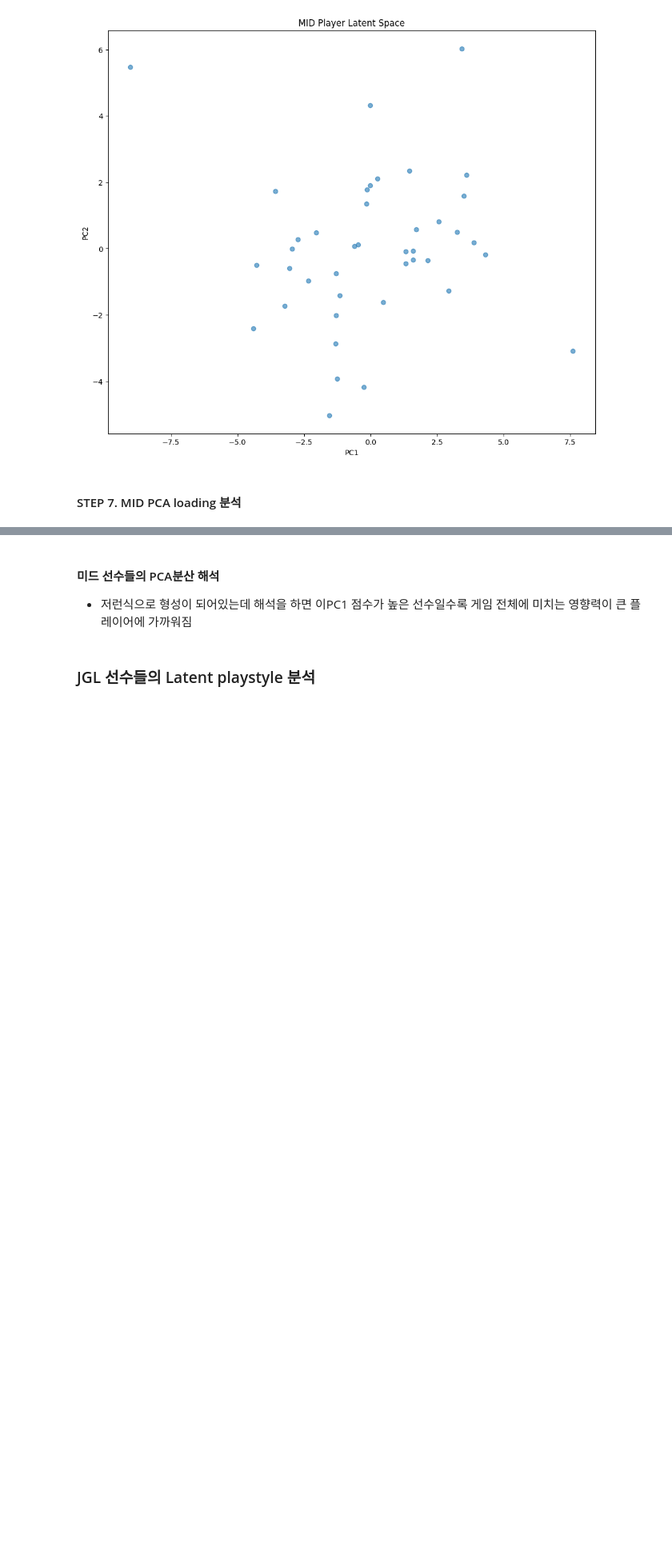
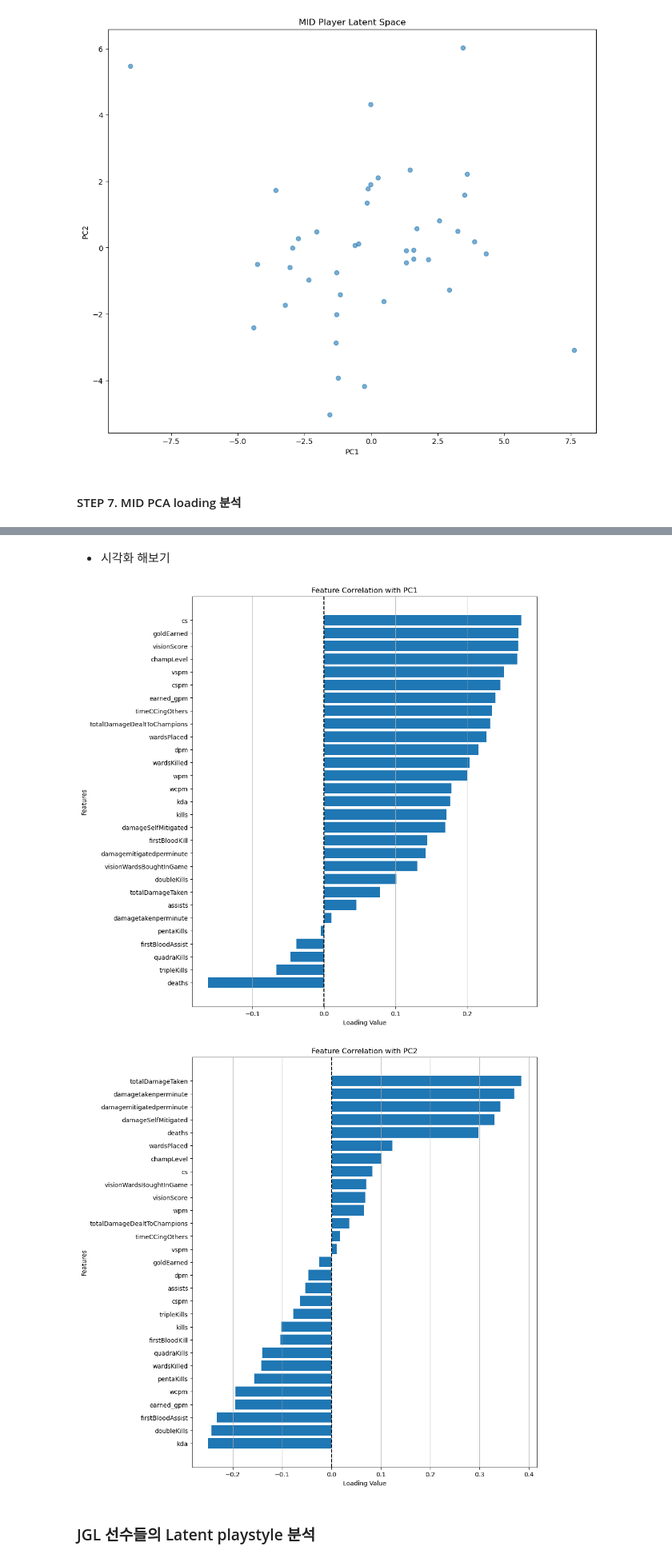
Before and after one commit to dbwofla11/LCK-Efficiency-Analysis, a Jupyter notebook: 라이엇latent_space.ipynb, the cells around one changed output, grey strips where cells are left out. Shown at 80% size. Cells and saved outputs as stored; diff of their text form; code cells hidden in the pictures; blank space fills up the shorter version.

```diff
--- a/라이엇latent_space.ipynb
+++ b/라이엇latent_space.ipynb
@@ -352,7 +427,67 @@ visionWardsBoughtInGame  0.130526  0.070540  0.130526  0.070540
-# %% [markdown]
-#### 미드 선수들의 PCA분산 해석
-
-* 저런식으로 형성이 되어있는데 해석을 하면 이PC1 점수가 높은 선수일수록 게임 전체에 미치는 영향력이 큰 플레이어에 가까워짐
+# %% [markdown]
+* 시각화 해보기
+# %%
+# =========================
+# PC1 시각화
+# =========================
+
+pc1_sorted = loading_df.sort_values(
+    by="PC1"
+)
+
+plt.figure(figsize=(10, 12))
+
+plt.barh(
+    pc1_sorted.index,
+    pc1_sorted["PC1"]
+)
+
+plt.axvline(
+    x=0,
+    color='black',
+    linestyle='--'
+)
+
+plt.title("Feature Correlation with PC1")
+plt.xlabel("Loading Value")
+plt.ylabel("Features")
+
+plt.grid(axis='x')
+
+plt.show()
+
+
+# =========================
+# PC2 시각화
+# =========================
+
+pc2_sorted = loading_df.sort_values(
+    by="PC2"
+)
+
+plt.figure(figsize=(10, 12))
+
+plt.barh(
+    pc2_sorted.index,
+    pc2_sorted["PC2"]
+)
+
+plt.axvline(
+    x=0,
+    color='black',
+    linestyle='--'
+)
+
+plt.title("Feature Correlation with PC2")
+plt.xlabel("Loading Value")
+plt.ylabel("Features")
+
+plt.grid(axis='x')
+
+plt.show()
+# %% [output]
+[figure, added]
+[figure, added]
 # %% [markdown]
 
 ### JGL 선수들의 Latent playstyle 분석
```
Also changed, not shown: parts of 5 cells of this notebook.
